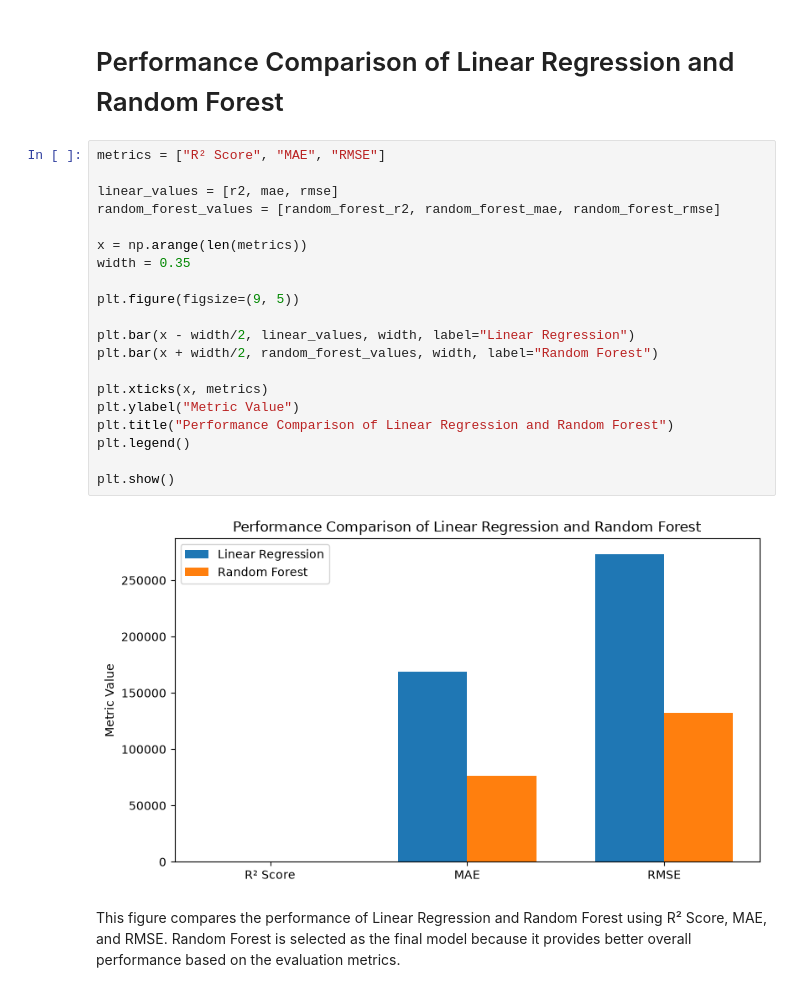
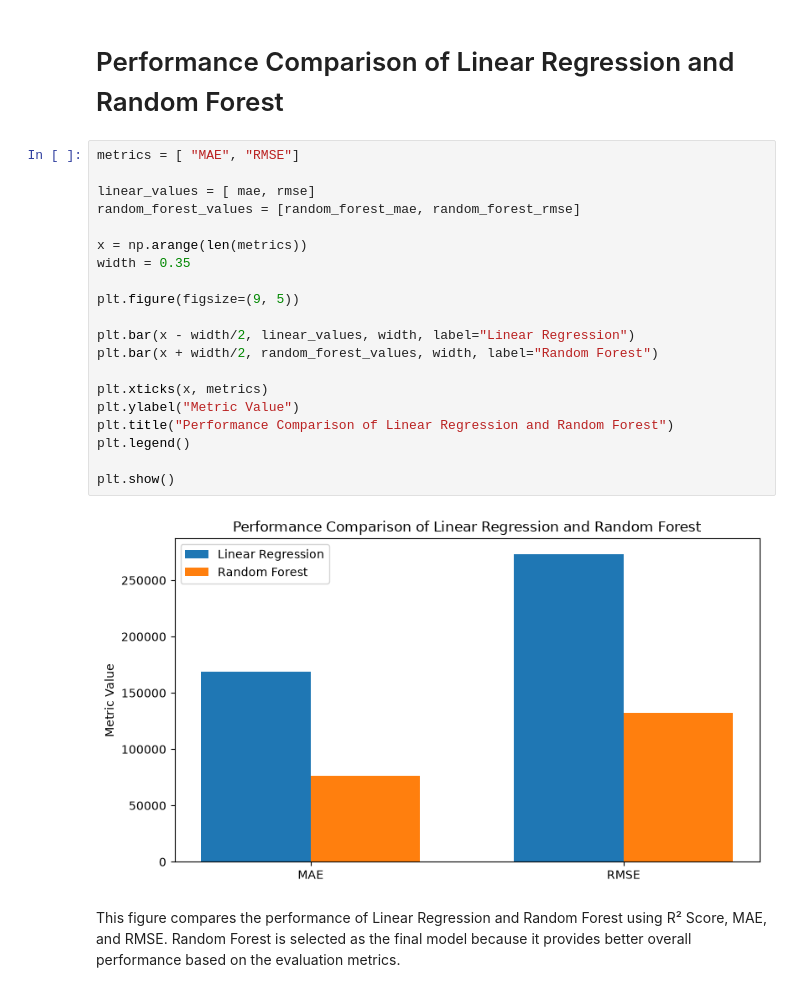
Before and after one commit to supriyakhadka24/car-price-prediction-ml, a Jupyter notebook: notebooks/Car_Price_Prediction.ipynb, the cells around one changed output. Saved outputs shown, nothing was run; the diff lists cells and outputs as text.

```diff
--- a/notebooks/Car_Price_Prediction.ipynb
+++ b/notebooks/Car_Price_Prediction.ipynb
@@ -871,27 +871,27 @@ This figure compares the R² scores of Linear Regression and Random Forest. A hi
 # %% [markdown]
 # Performance Comparison of Linear Regression and Random Forest
 # %%
-metrics = ["R² Score", "MAE", "RMSE"]
+metrics = [ "MAE", "RMSE"]
 
-linear_values = [r2, mae, rmse]
-random_forest_values = [random_forest_r2, random_forest_mae, random_forest_rmse]
+linear_values = [ mae, rmse]
+random_forest_values = [random_forest_mae, random_forest_rmse]
 
 x = np.arange(len(metrics))
 width = 0.35
 
 plt.figure(figsize=(9, 5))
 
 plt.bar(x - width/2, linear_values, width, label="Linear Regression")
 plt.bar(x + width/2, random_forest_values, width, label="Random Forest")
 
 plt.xticks(x, metrics)
 plt.ylabel("Metric Value")
 plt.title("Performance Comparison of Linear Regression and Random Forest")
 plt.legend()
 
 plt.show()
 # %% [output]
-[figure, old version]
+[figure, new version]
 # %% [markdown]
 This figure compares the performance of Linear Regression and Random Forest using R² Score, MAE, and RMSE. Random Forest is selected as the final model because it provides better overall performance based on the evaluation metrics.
 # %% [markdown]
```
